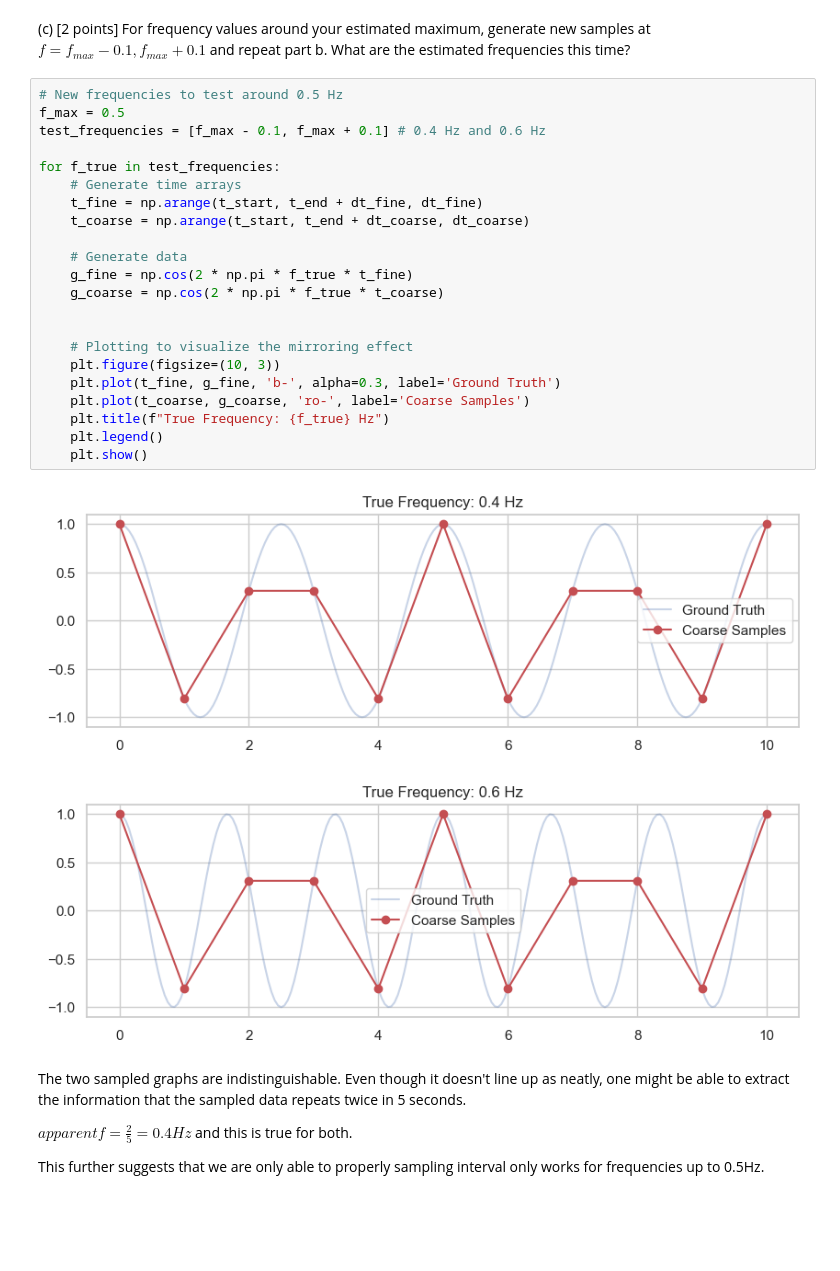
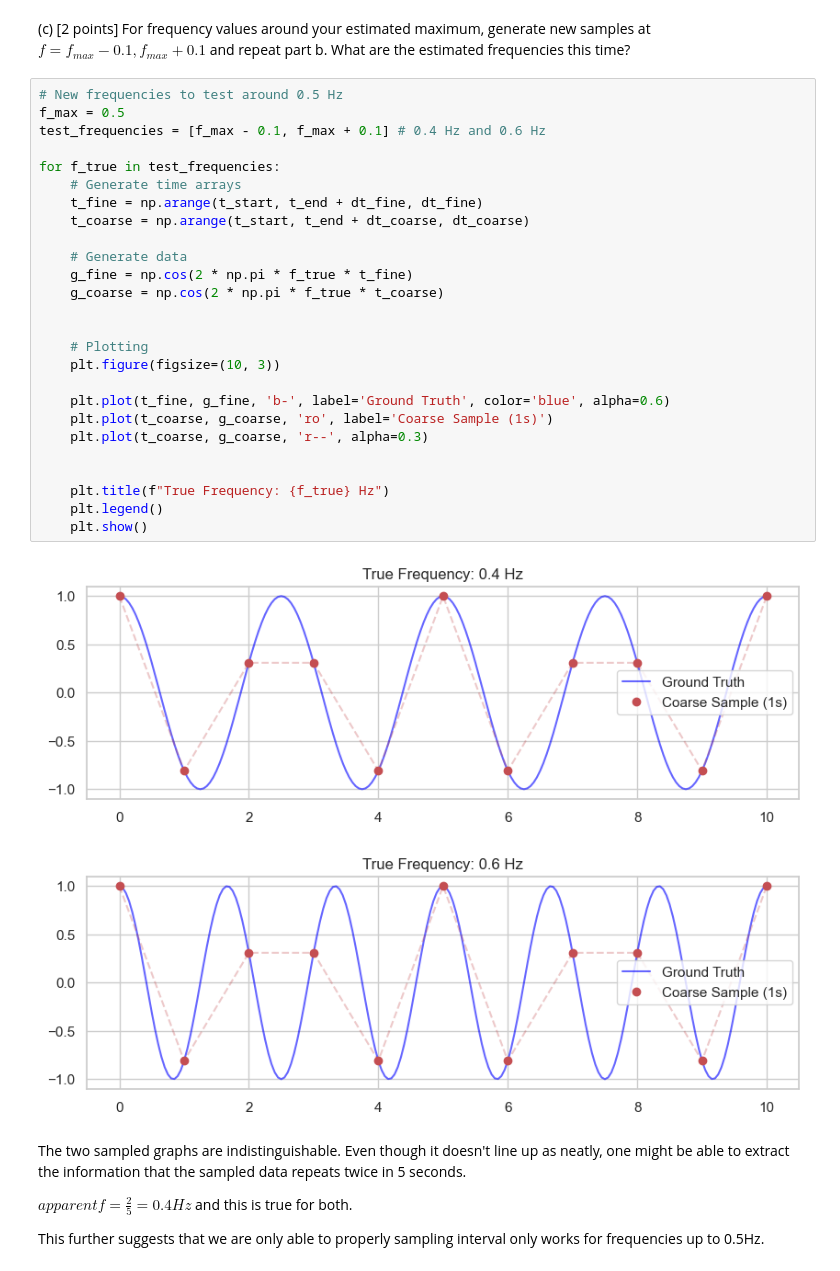
Before and after one commit to 21chengjk1/PHY408Labs, a Jupyter notebook: Lab1/Jack_Cheng_Lab1.ipynb, the cells around one changed output. Saved outputs shown, nothing was run; the diff lists cells and outputs as text; blank space fills up the shorter version.

```diff
--- a/Lab1/Jack_Cheng_Lab1.ipynb
+++ b/Lab1/Jack_Cheng_Lab1.ipynb
@@ -312,28 +311,32 @@ This code supports the notion that doesn't quite work for frequencies larger tha
 # %%
 # New frequencies to test around 0.5 Hz
 f_max = 0.5
 test_frequencies = [f_max - 0.1, f_max + 0.1] # 0.4 Hz and 0.6 Hz
 
 for f_true in test_frequencies:
     # Generate time arrays
     t_fine = np.arange(t_start, t_end + dt_fine, dt_fine)
     t_coarse = np.arange(t_start, t_end + dt_coarse, dt_coarse)
 
     # Generate data
     g_fine = np.cos(2 * np.pi * f_true * t_fine)
     g_coarse = np.cos(2 * np.pi * f_true * t_coarse)
 
 
-    # Plotting to visualize the mirroring effect
+    # Plotting
     plt.figure(figsize=(10, 3))
-    plt.plot(t_fine, g_fine, 'b-', alpha=0.3, label='Ground Truth')
-    plt.plot(t_coarse, g_coarse, 'ro-', label='Coarse Samples')
+
+    plt.plot(t_fine, g_fine, 'b-', label='Ground Truth', color='blue', alpha=0.6)
+    plt.plot(t_coarse, g_coarse, 'ro', label='Coarse Sample (1s)')
+    plt.plot(t_coarse, g_coarse, 'r--', alpha=0.3)
+
+
     plt.title(f"True Frequency: {f_true} Hz")
     plt.legend()
     plt.show()
 # %% [output]
-[figure, old version]
+[figure, new version]
-[figure, old version]
+[figure, new version]
 # %% [markdown]
 The two sampled graphs are indistinguishable. Even though it doesn't line up as neatly, one might be able to extract the information that the sampled data repeats twice in 5 seconds.
 
```
Also changed, not shown: parts of 3 cells of this notebook.
